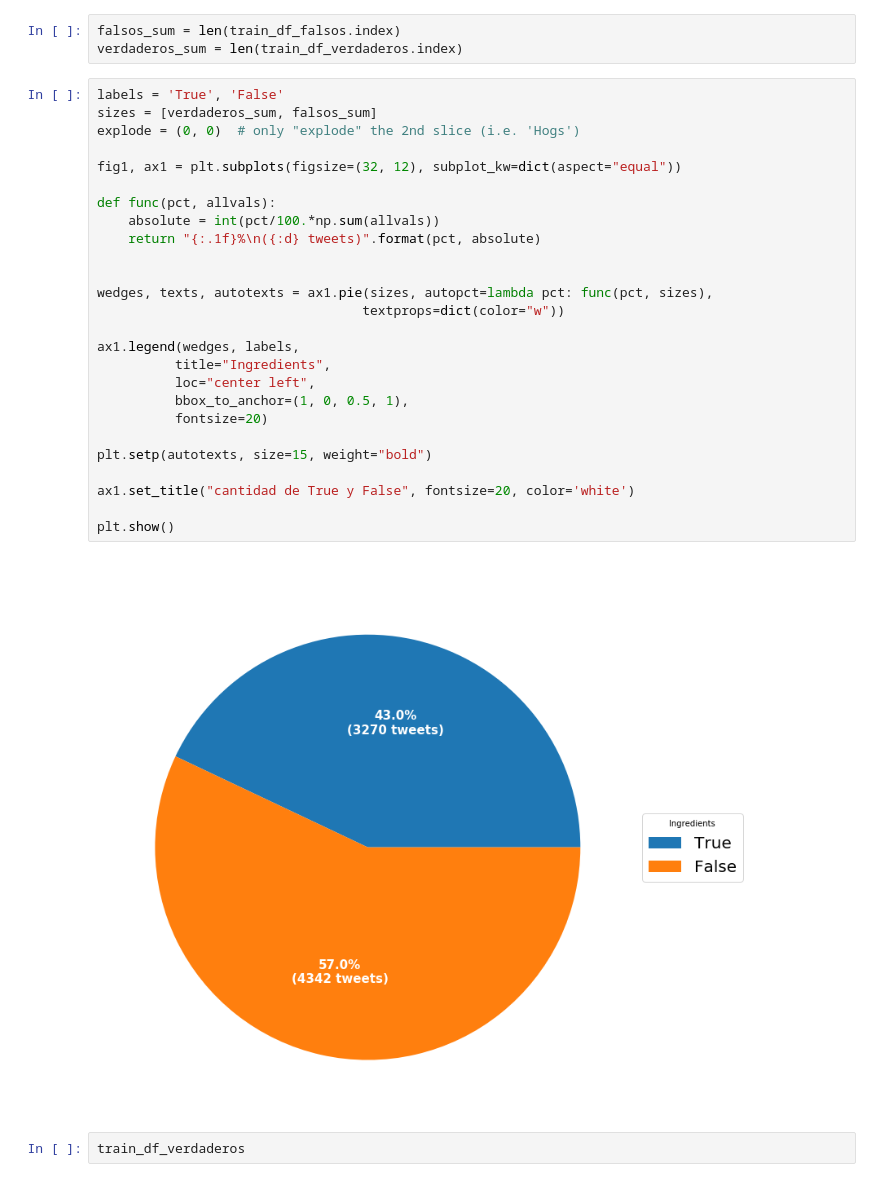
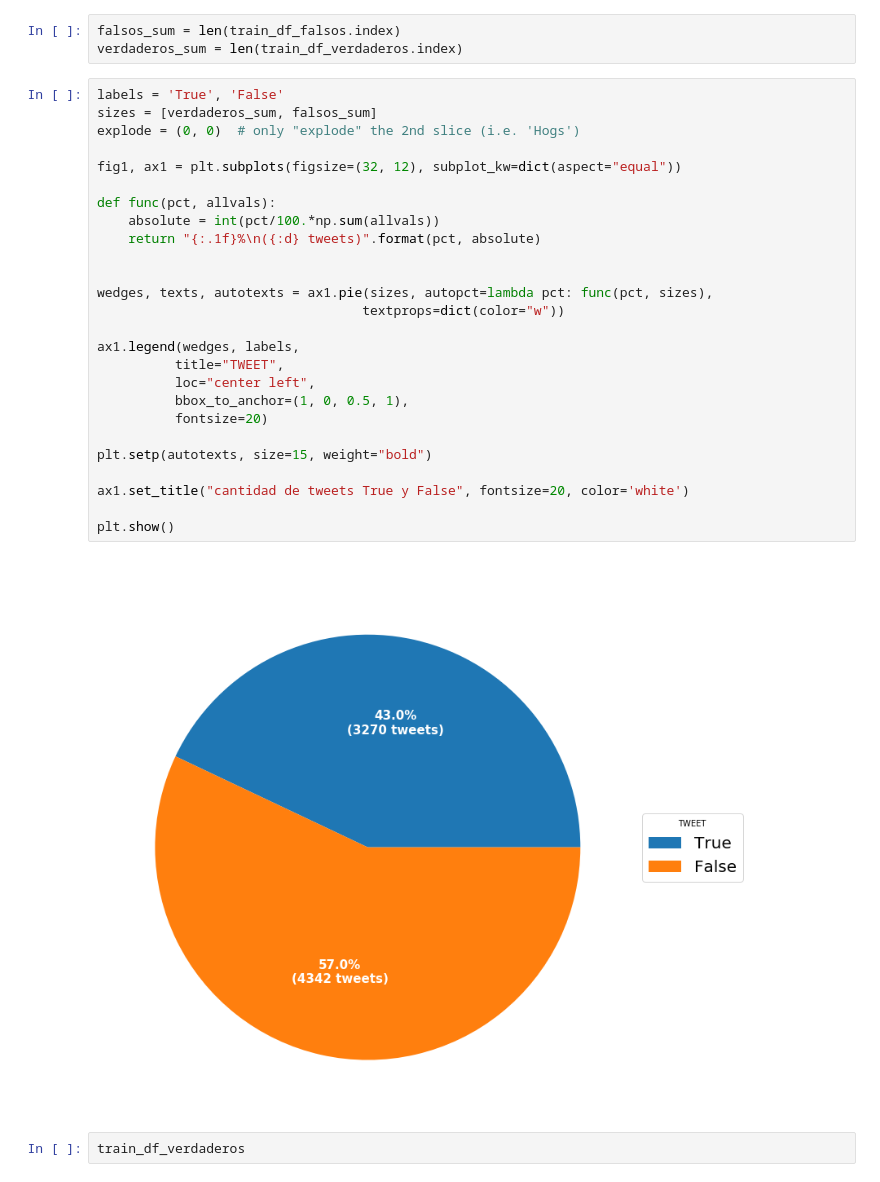
Before and after one commit to csulak/python-jupyter, a Jupyter notebook: ejercicio-twitter/ejercicio-twitter.ipynb, the cells around one changed output. Saved outputs shown, nothing was run; the diff lists cells and outputs as text.

```diff
--- a/ejercicio-twitter/ejercicio-twitter.ipynb
+++ b/ejercicio-twitter/ejercicio-twitter.ipynb
@@ -424,31 +424,31 @@ verdaderos_sum = len(train_df_verdaderos.index)
 # %%
 labels = 'True', 'False'
 sizes = [verdaderos_sum, falsos_sum]
 explode = (0, 0)  # only "explode" the 2nd slice (i.e. 'Hogs')
 
 fig1, ax1 = plt.subplots(figsize=(32, 12), subplot_kw=dict(aspect="equal"))
 
 def func(pct, allvals):
     absolute = int(pct/100.*np.sum(allvals))
     return "{:.1f}%\n({:d} tweets)".format(pct, absolute)
 
 
 wedges, texts, autotexts = ax1.pie(sizes, autopct=lambda pct: func(pct, sizes),
                                   textprops=dict(color="w"))
 
 ax1.legend(wedges, labels,
-          title="Ingredients",
+          title="TWEET",
           loc="center left",
           bbox_to_anchor=(1, 0, 0.5, 1),
           fontsize=20)
 
 plt.setp(autotexts, size=15, weight="bold")
 
-ax1.set_title("cantidad de True y False", fontsize=20, color='white')
+ax1.set_title("cantidad de tweets True y False", fontsize=20, color='white')
 
 plt.show()
 # %% [output]
-[figure, old version]
+[figure, new version]
 # %%
 train_df_verdaderos
 # %% [output]
```
